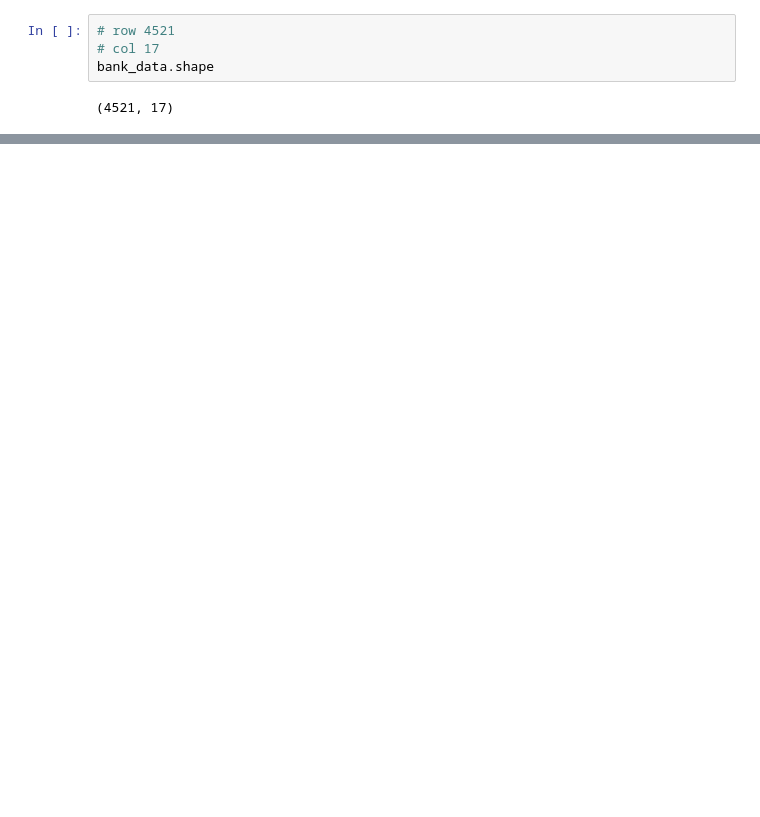
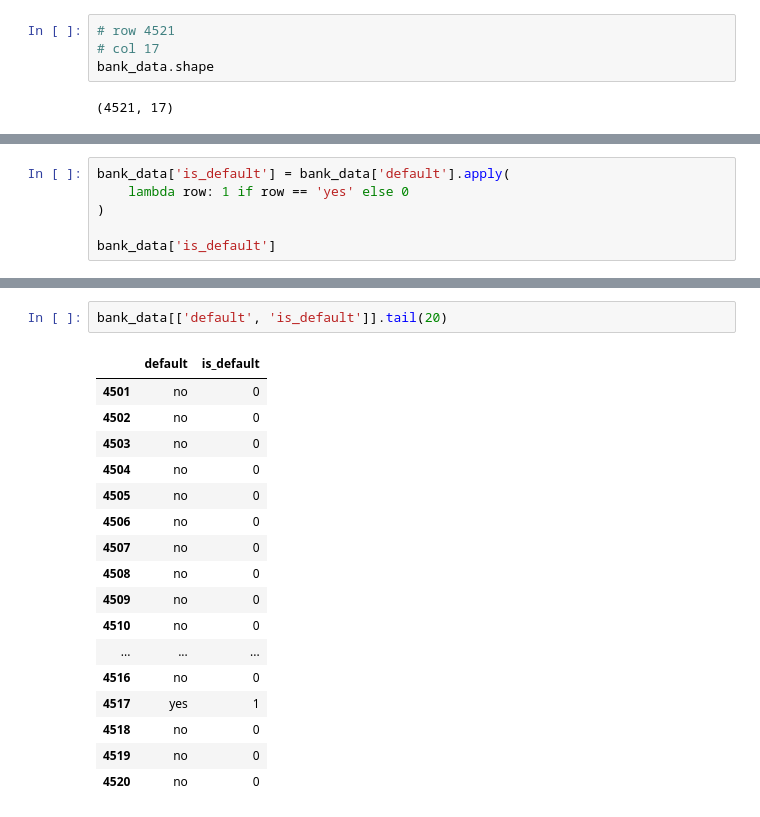
Before and after one commit to silenc3502/PythonWorkshop, a Jupyter notebook: nineth.ipynb, the cells around one changed output, grey strips where cells are left out. Cells and saved outputs as stored; diff of their text form; blank space fills up the shorter version.

```diff
--- a/nineth.ipynb
+++ b/nineth.ipynb
@@ -98,0 +204,6 @@ bank_data.shape
+# %%
+bank_data['is_default'] = bank_data['default'].apply(
+    lambda row: 1 if row == 'yes' else 0
+)
+
+bank_data['is_default']
@@ -98,0 +223,20 @@ bank_data.shape
+# %%
+bank_data[['default', 'is_default']].tail(20)
+# %% [output]
+|  | default | is_default |
+| 4501 | no | 0 |
+| 4502 | no | 0 |
+| 4503 | no | 0 |
+| 4504 | no | 0 |
+| 4505 | no | 0 |
+| 4506 | no | 0 |
+| 4507 | no | 0 |
+| 4508 | no | 0 |
+| 4509 | no | 0 |
+| 4510 | no | 0 |
+| ... | ... | ... |
+| 4516 | no | 0 |
+| 4517 | yes | 1 |
+| 4518 | no | 0 |
+| 4519 | no | 0 |
+| 4520 | no | 0 |
```
Also changed, not shown: parts of 18 cells of this notebook.
